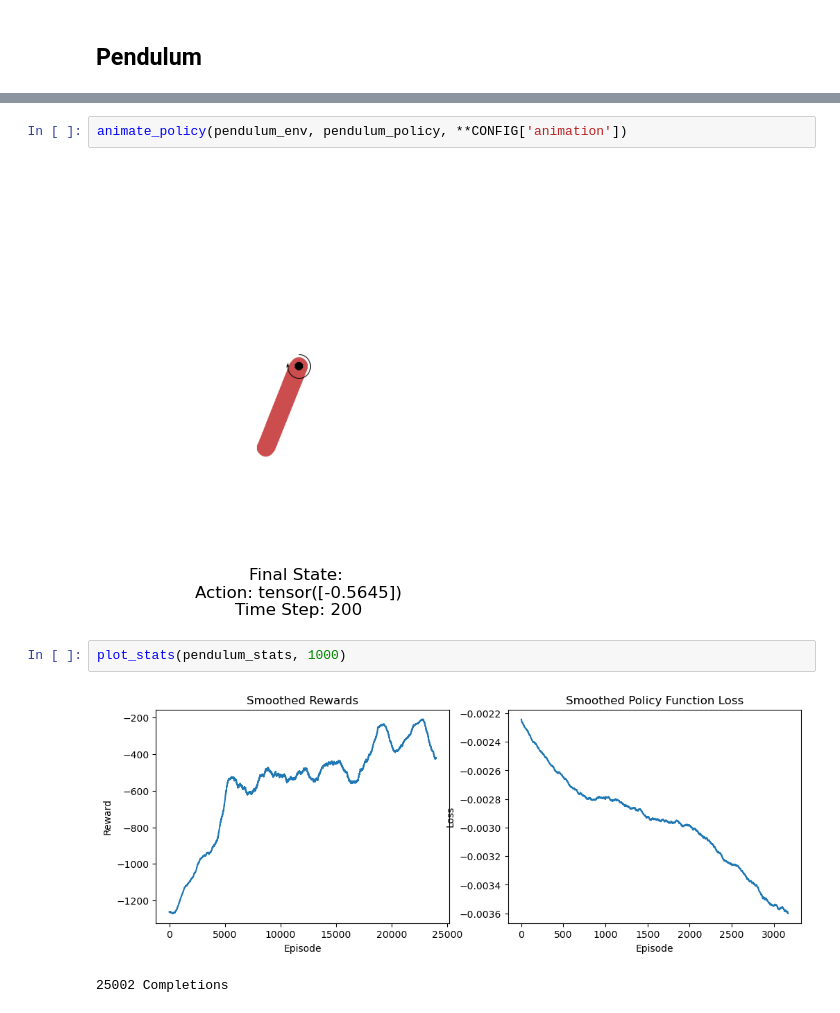
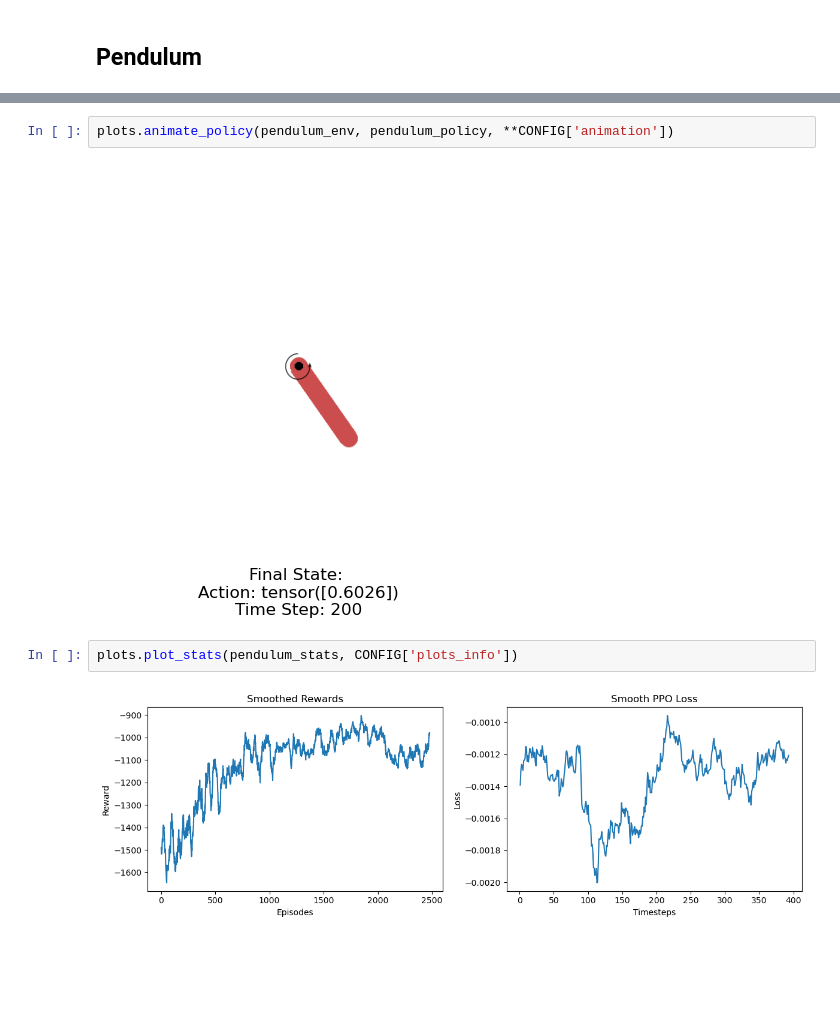
Before and after one commit to NithinVS2k4/RLFromScratch, a Jupyter notebook: 07_Proximal_Policy_Optimization.ipynb, the cells around one changed output, grey strips where cells are left out. Saved outputs shown, nothing was run; the diff lists cells and outputs as text; blank space fills up the shorter version.

```diff
--- a/07_Proximal_Policy_Optimization.ipynb
+++ b/07_Proximal_Policy_Optimization.ipynb
@@ -295,9 +293,8 @@ Step : 500400/500000 (100.08%) -- Reward : -1220.80
 # %%
-animate_policy(pendulum_env, pendulum_policy, **CONFIG['animation'])
+plots.animate_policy(pendulum_env, pendulum_policy, **CONFIG['animation'])
 # %% [output]
-[figure, old version]
+[figure, new version]
 # %%
-plot_stats(pendulum_stats, 1000)
+plots.plot_stats(pendulum_stats, CONFIG['plots_info'])
 # %% [output]
-[figure, old version]
+[figure, new version]
-25002 Completions
```
Also changed, not shown: parts of 11 cells of this notebook, 9 other files.
